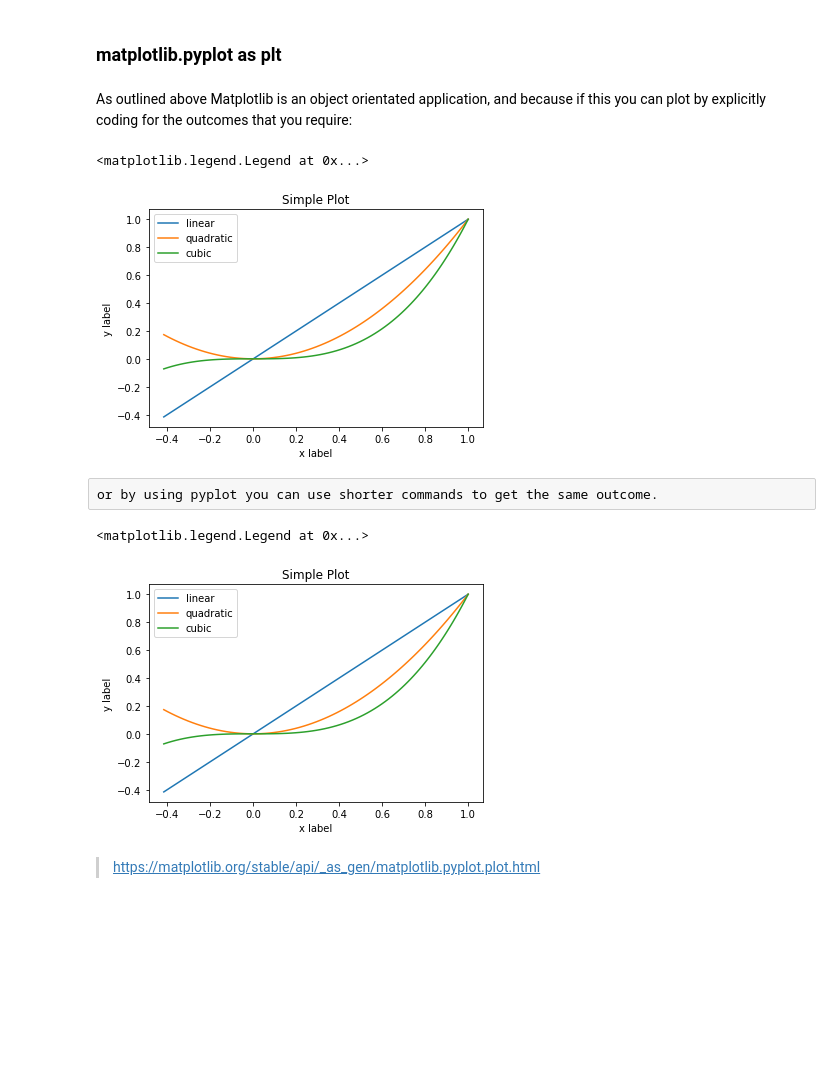
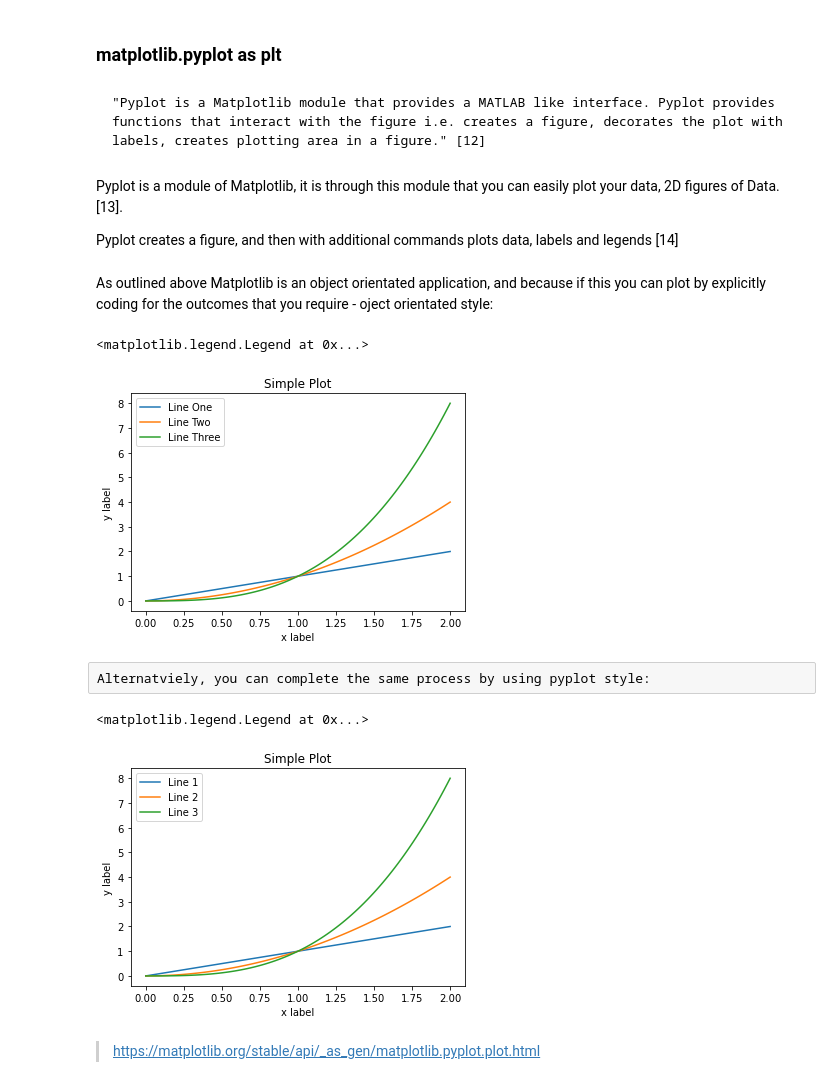
Before and after one commit to VCurry20/FDAProject2021, a Jupyter notebook: pyplot.ipynb, the cells around one changed output. Cells and saved outputs as stored; diff of their text form; code cells hidden in the pictures; blank space fills up the shorter version.

Commit message:
pyplot 2

```diff
--- a/pyplot.ipynb
+++ b/pyplot.ipynb
@@ -80,3 +80,9 @@ Pandas is an additional numerical library which operates on top of Numpy, and is
 Scipy is also an additional library, this is used for solving mathematical problems - with functions for statistics and algebra. [9]
 # %% [markdown]
 ### matplotlib.pyplot as plt
+# %% [markdown]
+    "Pyplot is a Matplotlib module that provides a MATLAB like interface. Pyplot provides functions that interact with the figure i.e. creates a figure, decorates the plot with labels, creates plotting area in a figure." [12]
+# %% [markdown]
+Pyplot is a module of Matplotlib, it is through this module that you can easily plot your data, 2D figures of Data. [13].
+
+Pyplot creates a figure, and then with additional commands plots data, labels and legends [14]
@@ -83,2 +92,2 @@ Scipy is also an additional library, this is used for solving mathematical probl
 # %% [markdown]
-As outlined above Matplotlib is an object orientated application, and because if this you can plot by explicitly coding for the outcomes that you require:
+As outlined above Matplotlib is an object orientated application, and because if this you can plot by explicitly coding for the outcomes that you require - oject orientated style:
@@ -88,35 +94,34 @@ import numpy as np
 # %%
-x = np.cos(np.linspace(0, 2, 100))           # Create the data
+x = np.linspace(0, 2, 100)                   # Create the data
 
 # Note that even in the OO-style, we use `.pyplot.figure` to create the figure.
 
-
 fig, ax = plt.subplots()                     # Create a figure and an axes with pyplot.subplots()
-ax.plot(x, x, label='linear')                # Plot some data on the axes.
-ax.plot(x, x**2, label='quadratic')          # Plot more data on the axes...
-ax.plot(x, x**3, label='cubic')              # ... and some more.
+ax.plot(x, x, label='Line One')              # Plot x on the axes - line one
+ax.plot(x, x**2, label='Line Two')           # Plot x**2 on the axes - line two
+ax.plot(x, x**3, label='Line Three')         # PLot x**3 on the axes - line three
 ax.set_xlabel('x label')                     # Add an x-label to the axes.
 ax.set_ylabel('y label')                     # Add a y-label to the axes.
-ax.set_title("Simple Plot")                  # Add a title to the axes.
-ax.legend()                                  # Add a legend.
+ax.set_title("Simple Plot")                  # Add title
+ax.legend()                                  # Add a legend                                                           # [15]
 # %% [output]
 <matplotlib.legend.Legend at 0x...>
-[figure, old version]
+[figure, new version]
 # %% [raw]
-or by using pyplot you can use shorter commands to get the same outcome.
+Alternatviely, you can complete the same process by using pyplot style:
 # %%
-x = np.cos(np.linspace(0, 2, 100))      # Create the data
+x = np.linspace(0, 2, 100)              # Create the data
 
-plt.plot(x, x, label='linear')          # Plot some data on the (implicit) axes.
-plt.plot(x, x**2, label='quadratic')    # same pipeline but using pyplot.plot directly
-plt.plot(x, x**3, label='cubic')        #
-plt.xlabel('x label')                   #
-plt.ylabel('y label')                   #
-plt.title("Simple Plot")                #
-plt.legend()                            #
+plt.plot(x, x, label='Line 1')          # PLot x - with label
+plt.plot(x, x**2, label='Line 2')       # PLot x**2 - with label
+plt.plot(x, x**3, label='Line 3')       # PLot x**3 - with label
+plt.xlabel('x label')                   # Add name to X axis
+plt.ylabel('y label')                   # Add name to Y axis
+plt.title("Simple Plot")                # Add title to the plot
+plt.legend()                            # Add a legend                                                                 # [15]
 # %% [output]
 <matplotlib.legend.Legend at 0x...>
-[figure, old version]
+[figure, new version]
 # %%
 import numpy as np
 import pandas as pd
```
Also changed, not shown: parts of 2 cells of this notebook, 1 other file.
